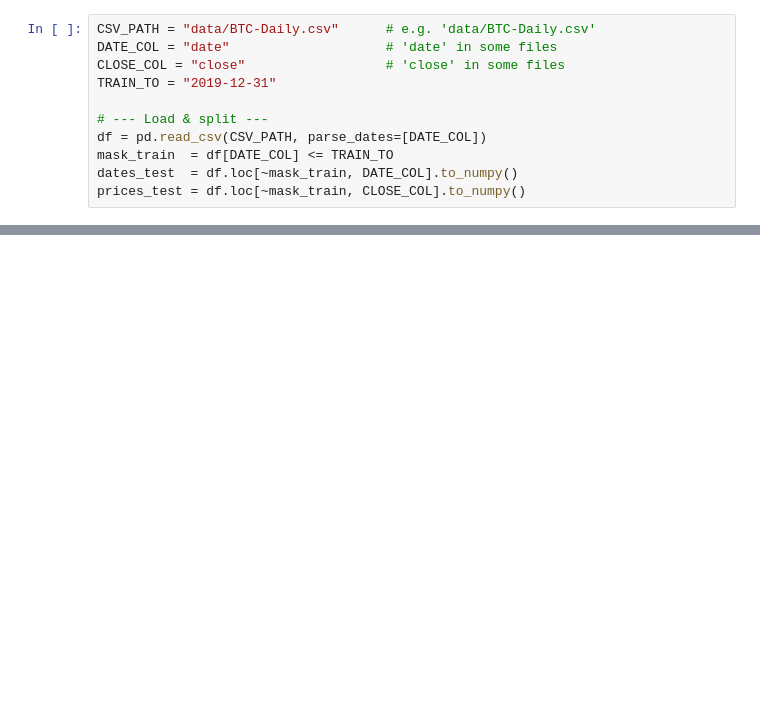
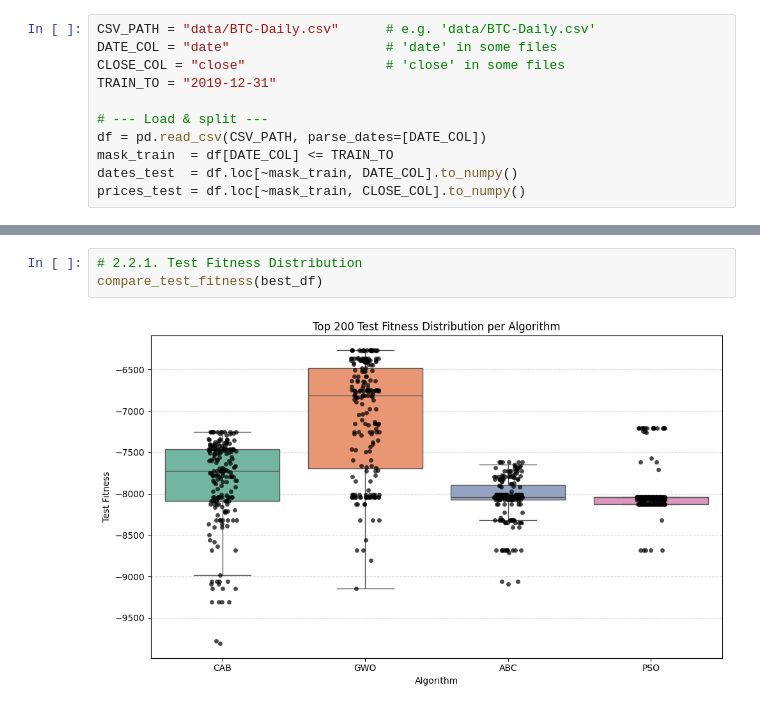
Before and after one commit to Tarnage/crypto_optimiser, a Jupyter notebook: foward_test.ipynb, the cells around one changed output, grey strips where cells are left out. Drawn from its saved outputs; the diff is of its cells as text; blank space fills up the shorter version.

```diff
--- a/foward_test.ipynb
+++ b/foward_test.ipynb
@@ -219,0 +333,5 @@ compare_shifted_signals(prices, shift_vals=[0, 2, 4])
+# %%
+# 2.2.1. Test Fitness Distribution
+compare_test_fitness(best_df)
+# %% [output]
+[figure, added]
```
Also changed, not shown: parts of 37 cells of this notebook, 2 other files.
